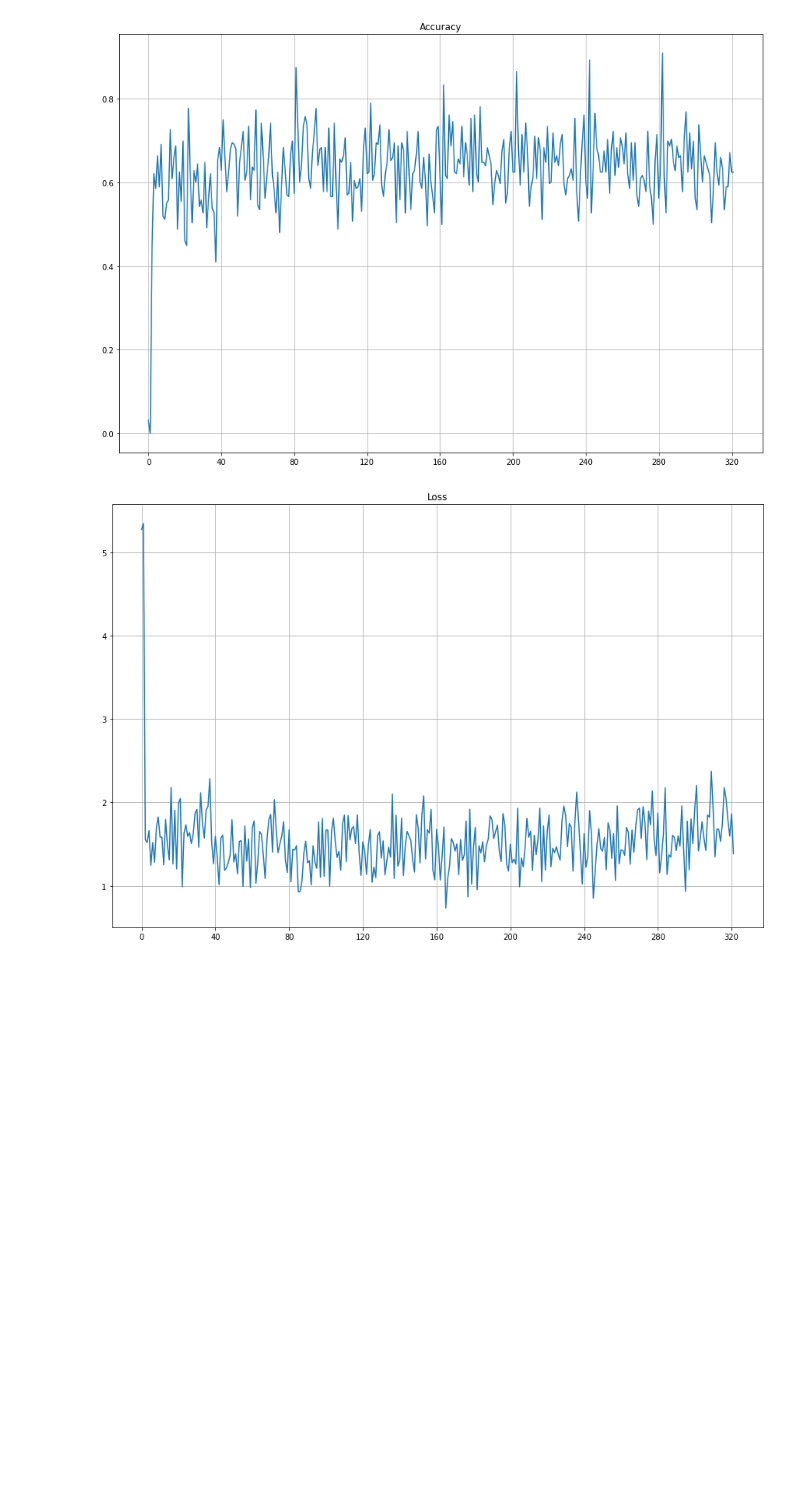
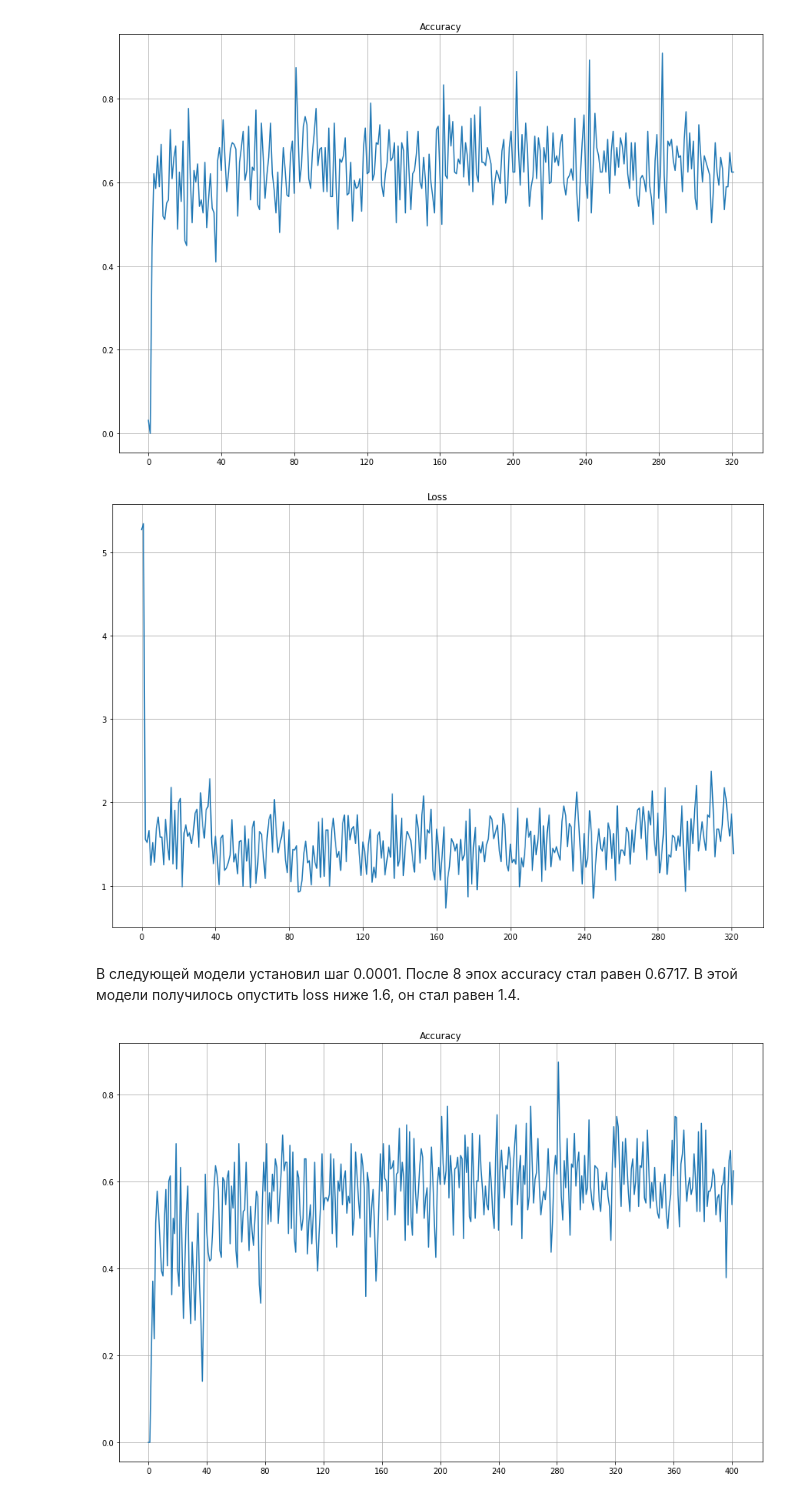
Before and after one commit to nnndk/DL_Homeworks, a Jupyter notebook: hw2/hw2.ipynb, the cells around one changed output. Cells and saved outputs as stored; diff of their text form; code cells hidden in the pictures; blank space fills up the shorter version.

```diff
--- a/hw2/hw2.ipynb
+++ b/hw2/hw2.ipynb
@@ -392,7 +392,6 @@ Loss: 2.58886981010437
 # Использовал автоаугментацию для ImageNet
 train_transform2 = transforms.Compose([
       transforms.Resize((224, 224)),
-      #transforms.AutoAugment(transforms.AutoAugmentPolicy.IMAGENET),
       transforms.RandomHorizontalFlip(p=0.5),
       transforms.ToTensor(),
       transforms.Normalize((0.5, 0.5, 0.5), (0.5, 0.5, 0.5))
@@ -410,13 +409,13 @@ val_dataset2 = ImageFolder('../input/iad-hw2-2022/dataset/dataset/val', transfor
 
 train_dataloader2 = DataLoader(
     train_dataset2,
-    batch_size=256,
+    batch_size=128,
     shuffle=True,
     num_workers=1
 )
 val_dataloader2 = DataLoader(
     val_dataset2,
-    batch_size=256,
+    batch_size=128,
     shuffle=False,
     num_workers=1
 )
@@ -430,13 +429,16 @@ class YourNet2(torch.nn.Module):
         self.targets = torch.Tensor()
         self.preds = torch.Tensor()
 
-        self.model = resnet18(pretrained=True)
+        self.model = resnet50(pretrained=True)
         self.model.fc = nn.Identity()
         self.classifier = nn.Sequential(
-            nn.Linear(512, 300),
+            nn.Linear(2048, 1000),
+            nn.BatchNorm1d(1000),
             nn.ReLU(),
-            nn.Dropout(p=0.16),
-            nn.Linear(300, 200)
+            nn.Linear(1000, 500),
+            nn.BatchNorm1d(500),
+            nn.ReLU(),
+            nn.Linear(500, 200)
         )
 
     def _forward(self, x):
@@ -512,5 +514,5 @@ class YourModule2(pl.LightningModule):
 model2 = YourNet2().to(device)
 module2 = YourModule2(
     model=model2,
-    learning_rate=0.0003
+    learning_rate=0.0001
 )
@@ -649,3 +665,14 @@ plt.title("Loss")
 plt.show()
 # %% [output]
 [figure]
+# %% [markdown]
+В следующей модели установил шаг 0.0001. После 8 эпох accuracy стал равен 0.6717. В этой модели получилось опустить loss ниже 1.6, он стал равен 1.4.
+# %%
+plt.figure(figsize=(15, 10))
+sns.lineplot(data=module2.accuracy_history)
+plt.grid(True)
+plt.xticks([0, 40, 80, 120, 160, 200, 240, 280, 320, 360, 400])
+plt.title("Accuracy")
+plt.show()
+# %% [output]
+[figure, added]
```
Also changed, not shown: parts of 18 cells of this notebook, 2 other files.
